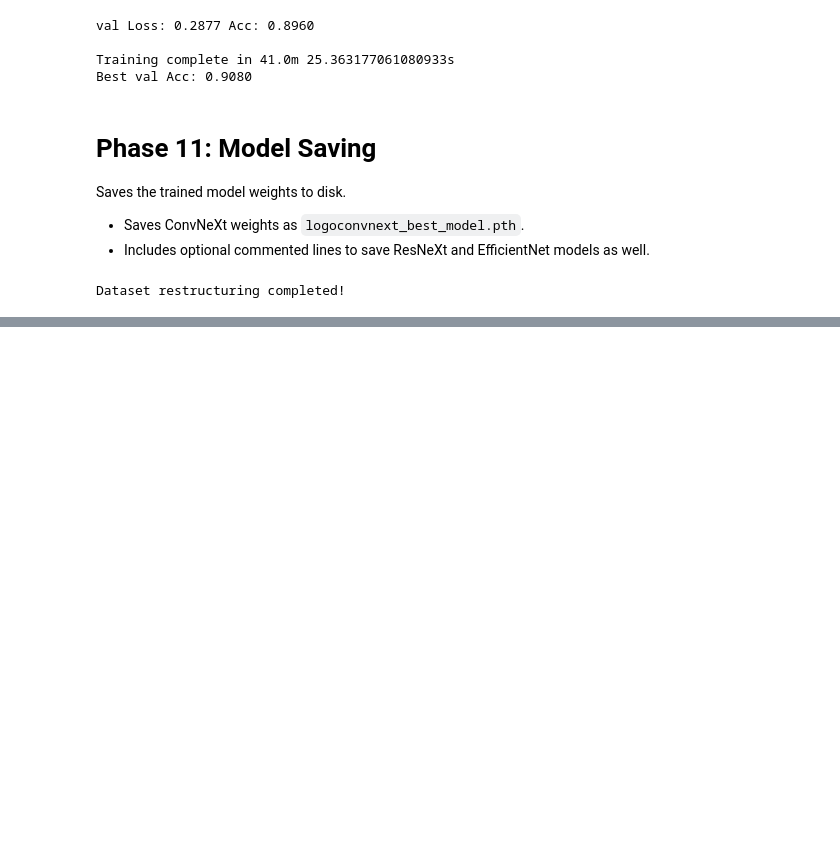
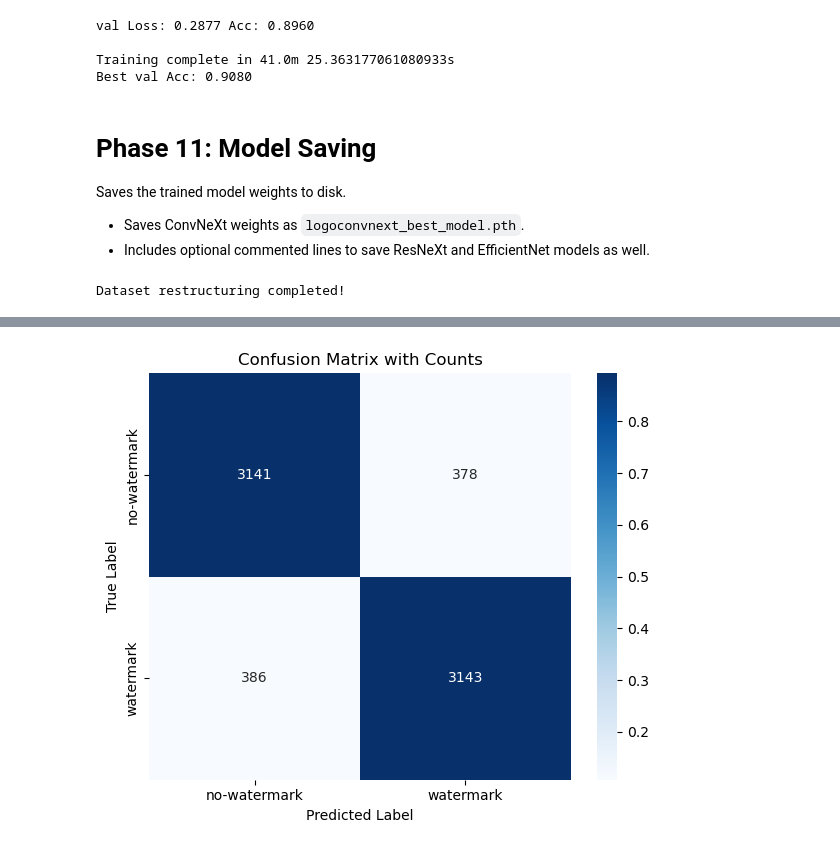
Before and after one commit to Naresh-19/Watermark-Detection-System, a Jupyter notebook: notebooks/model.ipynb, the cells around one changed output, grey strips where cells are left out. Cells and saved outputs as stored; diff of their text form; code cells hidden in the pictures; blank space fills up the shorter version.

Commit message:
Added visualizations and evaluation metrics for watermark detection to Model.ipynb

```diff
--- a/notebooks/model.ipynb
+++ b/notebooks/model.ipynb
@@ -490,0 +575,14 @@ Dataset restructuring completed!
+# %%
+import numpy as np
+cm = confusion_matrix(y_true, y_pred)
+cm_norm = cm.astype('float') / cm.sum(axis=1)[:, np.newaxis]
+
+plt.figure(figsize=(6, 5))
+sns.heatmap(cm_norm, annot=cm, fmt='d', cmap='Blues', xticklabels=class_names, yticklabels=class_names)
+plt.title("Confusion Matrix with Counts")
+plt.xlabel("Predicted Label")
+plt.ylabel("True Label")
+plt.tight_layout()
+plt.show()
+# %% [output]
+[figure, added]
```
Also changed, not shown: parts of 8 cells of this notebook, 1 other file.
